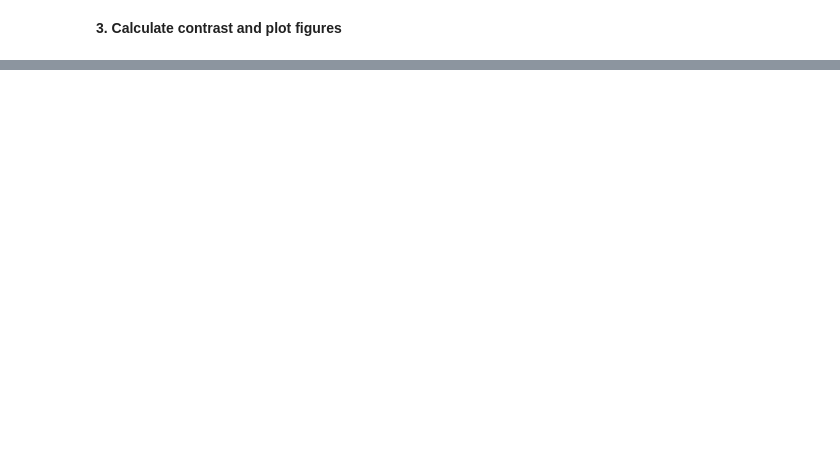
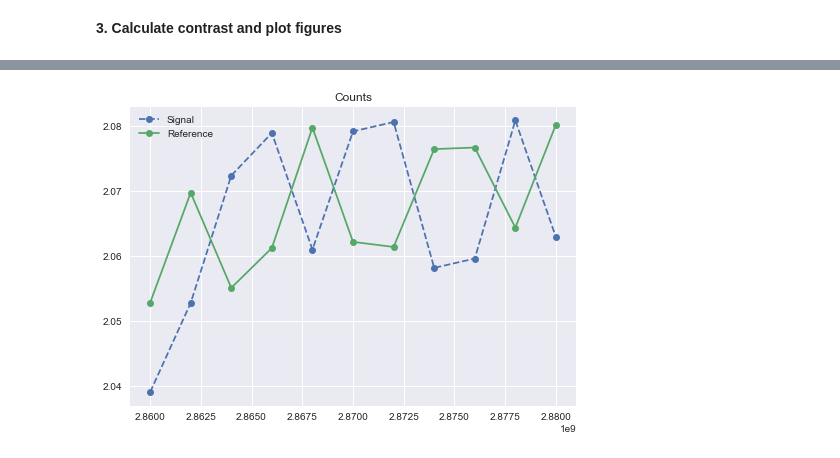
Before and after one commit to Youngcius/odmactor, a Jupyter notebook: project/tutorial/frequency-odmr.ipynb, the cells around one changed output, grey strips where cells are left out. Drawn from its saved outputs; the diff is of its cells as text; code cells hidden in the pictures; blank space fills up the shorter version.

```diff
--- a/project/tutorial/frequency-odmr.ipynb
+++ b/project/tutorial/frequency-odmr.ipynb
@@ -122,0 +230,28 @@ plt.show()
+# %%
+pre_read = 1e6
+t_read_sig = 500
+inter_readout = 200
+t_read_ref = t_read_sig
+inter_period = 100
+after_laser = 2e3
+N = int(1e6*2)
+
+freq_start = 2.86 * C.giga
+freq_end = 2.88 * C.giga
+freq_step = 2 * C.mega
+
+tagger_seq = [0, pre_read, t_read_sig, inter_readout, t_read_ref, inter_period + after_laser]
+t = sum(tagger_seq)
+laser_seq = [t - after_laser, after_laser]
+mw_seq = [t, 0]
+
+scheduler = PulseScheduler(mw_ttl=0)
+
+scheduler._conf_time_paras(t, N)
+scheduler._download_asg_sequences(laser_seq=laser_seq, mw_seq=mw_seq, tagger_seq=tagger_seq, N=N)
+
+scheduler.set_mw_freqs(freq_start, freq_end, freq_step)
+scheduler.two_pulse_readout = True
+scheduler.configure_tagger_counting(reader='cbm')
+
+scheduler.run_scanning(mw_control='off')
@@ -122,0 +279,11 @@ plt.show()
+# %%
+res = scheduler.result
+# %%
+plt.style.use('seaborn')
+plt.plot(res[0], res[1], 'o--', label='Signal')
+plt.plot(res[0], res[2], 'o-', label='Reference')
+plt.legend()
+plt.title('Counts')
+plt.show()
+# %% [output]
+[figure, added]
```
Also changed, not shown: parts of 29 cells of this notebook, 7 other files.
